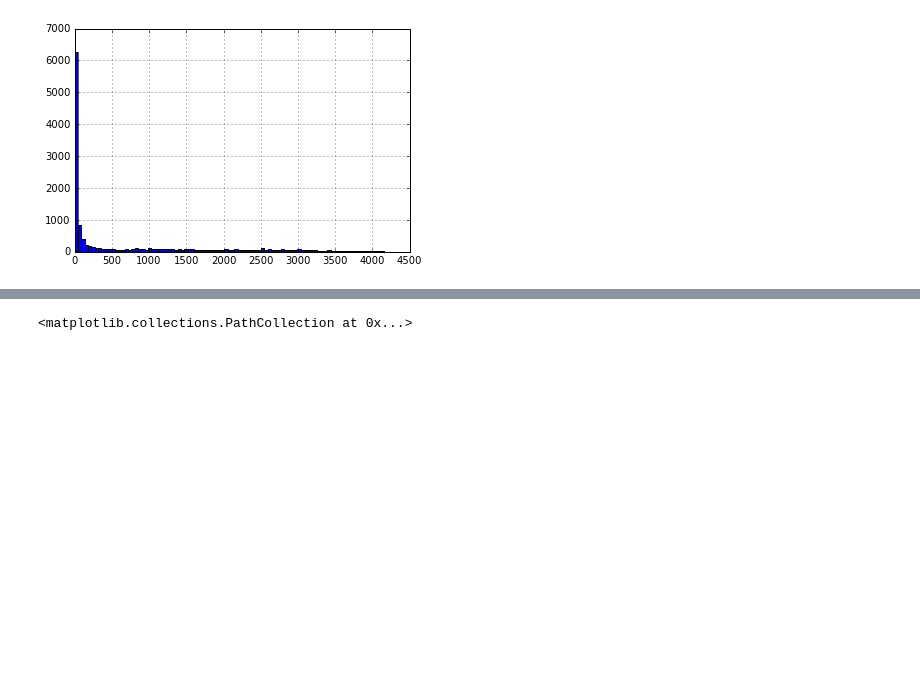
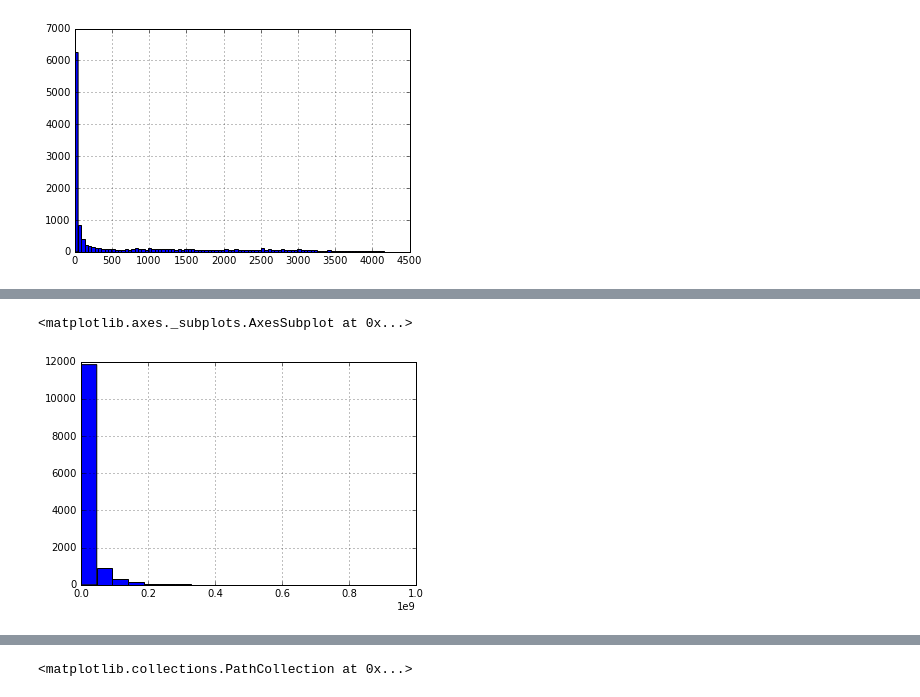
Before and after one commit to karmacelina/predicting_movie_widest_release, a Jupyter notebook: exploratory_data_analysis.ipynb, the cells around one changed output, grey strips where cells are left out. Cells and saved outputs as stored; diff of their text form; code cells hidden in the pictures; blank space fills up the shorter version.

```diff
--- a/exploratory_data_analysis.ipynb
+++ b/exploratory_data_analysis.ipynb
@@ -66,0 +67,5 @@ plt.scatter(df['runtime'], df['widest release'])
+# %%
+df3['domestic gross'].hist(bins = 20)
+# %% [output]
+<matplotlib.axes._subplots.AxesSubplot at 0x...>
+[figure, added]
```
Also changed, not shown: parts of 34 cells of this notebook.
